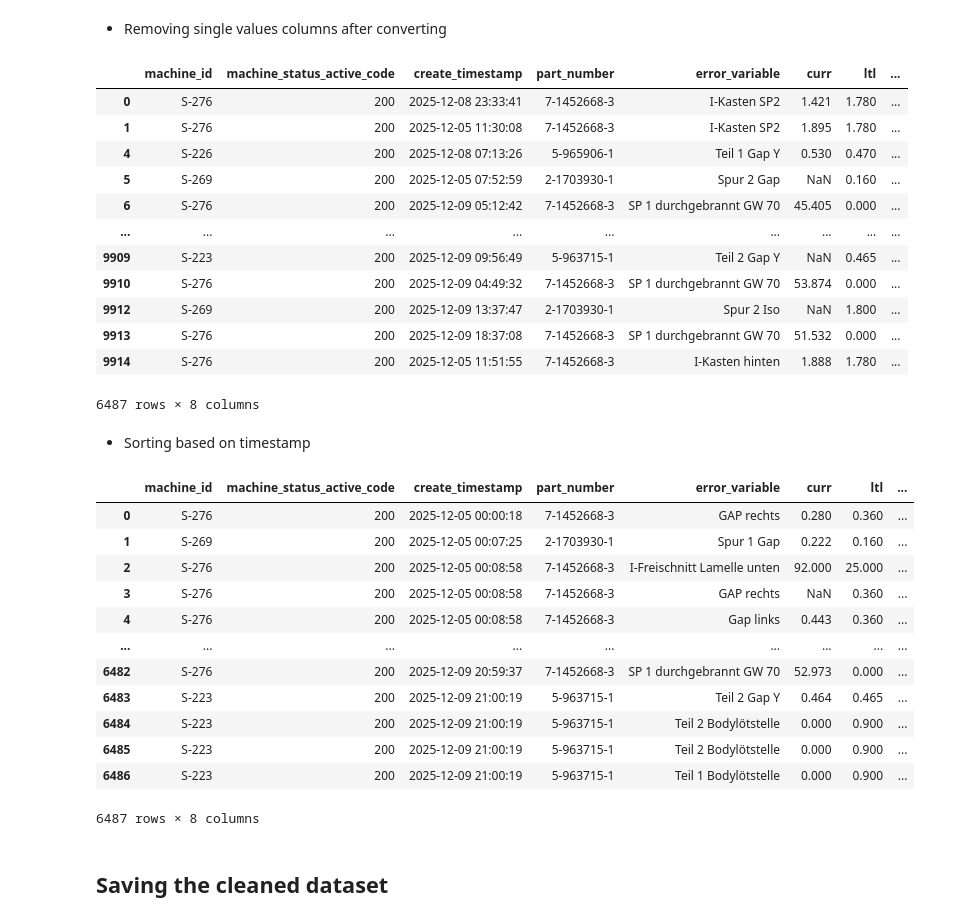
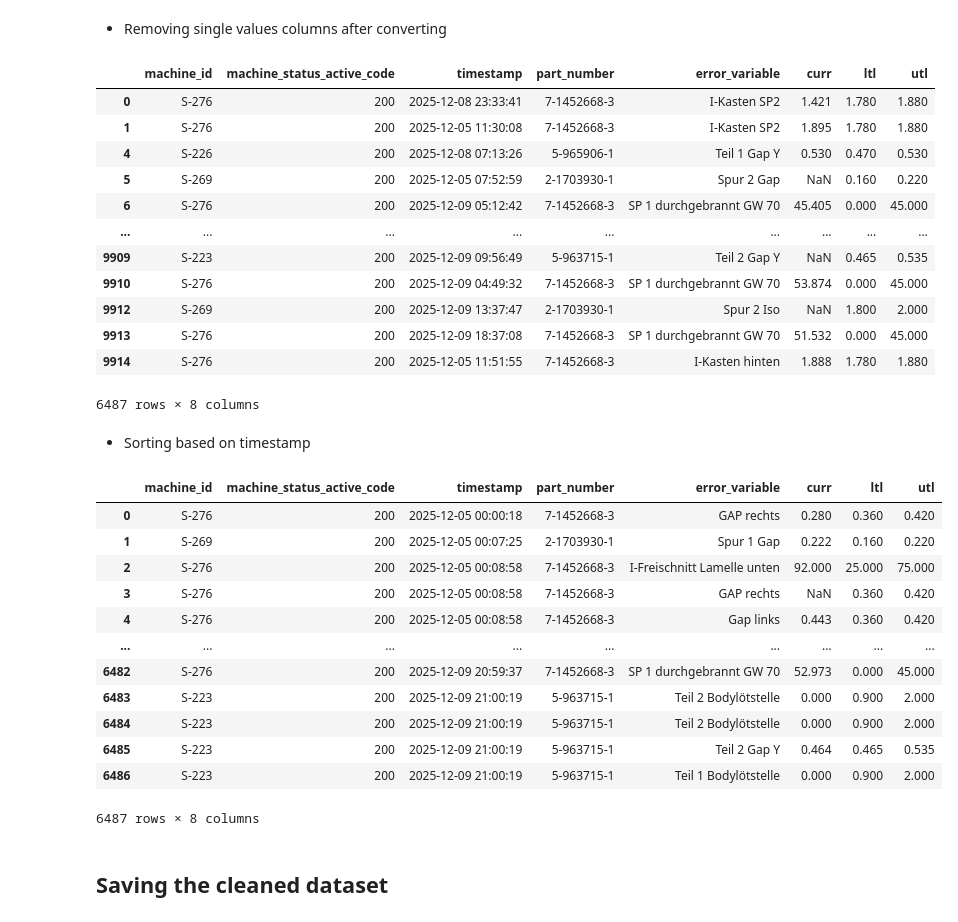
Before and after one commit to OmkarTanajiPatil/TEAICup, a Jupyter notebook: Pandas/3 Preprocessing D3/preprocessing_d3.ipynb, the cells around one changed output. Drawn from its saved outputs; the diff is of its cells as text; code cells hidden in the pictures.

```diff
--- a/Pandas/3 Preprocessing D3/preprocessing_d3.ipynb
+++ b/Pandas/3 Preprocessing D3/preprocessing_d3.ipynb
@@ -37,5 +37,6 @@ for i in d3.columns:
     if len(lt) > 2:
         new_name = "_".join(lt[2:])
         d3.rename(columns={i: new_name}, inplace=True)
+d3.rename(columns={"create_timestamp": "timestamp"}, inplace=True)
 d3
 # %% [output]
@@ -56,7 +57,7 @@ d3
 ### Converting string time to actual timestamp
 # %%
 # Convert to datetime
-d3["create_timestamp"] = pd.to_datetime(d3["create_timestamp"])
+d3["timestamp"] = pd.to_datetime(d3["timestamp"])
 # %% [markdown]
 ### Splitting Kamera and Bruderer and selecting Kamera
 # %%
@@ -200,38 +201,38 @@ for i in columns_to_remove:
         kamera_d3.drop(columns=[i], inplace=True)
 kamera_d3
 # %% [output]
-|  | machine_id | machine_status_active_code | create_timestamp | part_number | error_variable | curr | ltl | ... |
-| 0 | S-276 | 200 | 2025-12-08 23:33:41 | 7-1452668-3 | I-Kasten SP2 | 1.421 | 1.780 | ... |
-| 1 | S-276 | 200 | 2025-12-05 11:30:08 | 7-1452668-3 | I-Kasten SP2 | 1.895 | 1.780 | ... |
-| 4 | S-226 | 200 | 2025-12-08 07:13:26 | 5-965906-1 | Teil 1 Gap Y | 0.530 | 0.470 | ... |
-| 5 | S-269 | 200 | 2025-12-05 07:52:59 | 2-1703930-1 | Spur 2 Gap | NaN | 0.160 | ... |
-| 6 | S-276 | 200 | 2025-12-09 05:12:42 | 7-1452668-3 | SP 1 durchgebrannt GW 70 | 45.405 | 0.000 | ... |
+|  | machine_id | machine_status_active_code | timestamp | part_number | error_variable | curr | ltl | utl |
+| 0 | S-276 | 200 | 2025-12-08 23:33:41 | 7-1452668-3 | I-Kasten SP2 | 1.421 | 1.780 | 1.880 |
+| 1 | S-276 | 200 | 2025-12-05 11:30:08 | 7-1452668-3 | I-Kasten SP2 | 1.895 | 1.780 | 1.880 |
+| 4 | S-226 | 200 | 2025-12-08 07:13:26 | 5-965906-1 | Teil 1 Gap Y | 0.530 | 0.470 | 0.530 |
+| 5 | S-269 | 200 | 2025-12-05 07:52:59 | 2-1703930-1 | Spur 2 Gap | NaN | 0.160 | 0.220 |
+| 6 | S-276 | 200 | 2025-12-09 05:12:42 | 7-1452668-3 | SP 1 durchgebrannt GW 70 | 45.405 | 0.000 | 45.000 |
 | ... | ... | ... | ... | ... | ... | ... | ... | ... |
-| 9909 | S-223 | 200 | 2025-12-09 09:56:49 | 5-963715-1 | Teil 2 Gap Y | NaN | 0.465 | ... |
-| 9910 | S-276 | 200 | 2025-12-09 04:49:32 | 7-1452668-3 | SP 1 durchgebrannt GW 70 | 53.874 | 0.000 | ... |
-| 9912 | S-269 | 200 | 2025-12-09 13:37:47 | 2-1703930-1 | Spur 2 Iso | NaN | 1.800 | ... |
-| 9913 | S-276 | 200 | 2025-12-09 18:37:08 | 7-1452668-3 | SP 1 durchgebrannt GW 70 | 51.532 | 0.000 | ... |
-| 9914 | S-276 | 200 | 2025-12-05 11:51:55 | 7-1452668-3 | I-Kasten hinten | 1.888 | 1.780 | ... |
+| 9909 | S-223 | 200 | 2025-12-09 09:56:49 | 5-963715-1 | Teil 2 Gap Y | NaN | 0.465 | 0.535 |
+| 9910 | S-276 | 200 | 2025-12-09 04:49:32 | 7-1452668-3 | SP 1 durchgebrannt GW 70 | 53.874 | 0.000 | 45.000 |
+| 9912 | S-269 | 200 | 2025-12-09 13:37:47 | 2-1703930-1 | Spur 2 Iso | NaN | 1.800 | 2.000 |
+| 9913 | S-276 | 200 | 2025-12-09 18:37:08 | 7-1452668-3 | SP 1 durchgebrannt GW 70 | 51.532 | 0.000 | 45.000 |
+| 9914 | S-276 | 200 | 2025-12-05 11:51:55 | 7-1452668-3 | I-Kasten hinten | 1.888 | 1.780 | 1.880 |
 6487 rows × 8 columns
 # %% [markdown]
 - Sorting based on timestamp
 # %%
-kamera_d3.sort_values(by=["create_timestamp"] ,inplace=True)
+kamera_d3.sort_values(by=["timestamp"], inplace=True)
 kamera_d3.reset_index(inplace=True, drop=True)
 kamera_d3
 # %% [output]
-|  | machine_id | machine_status_active_code | create_timestamp | part_number | error_variable | curr | ltl | ... |
-| 0 | S-276 | 200 | 2025-12-05 00:00:18 | 7-1452668-3 | GAP rechts | 0.280 | 0.360 | ... |
-| 1 | S-269 | 200 | 2025-12-05 00:07:25 | 2-1703930-1 | Spur 1 Gap | 0.222 | 0.160 | ... |
-| 2 | S-276 | 200 | 2025-12-05 00:08:58 | 7-1452668-3 | I-Freischnitt Lamelle unten | 92.000 | 25.000 | ... |
-| 3 | S-276 | 200 | 2025-12-05 00:08:58 | 7-1452668-3 | GAP rechts | NaN | 0.360 | ... |
-| 4 | S-276 | 200 | 2025-12-05 00:08:58 | 7-1452668-3 | Gap links | 0.443 | 0.360 | ... |
+|  | machine_id | machine_status_active_code | timestamp | part_number | error_variable | curr | ltl | utl |
+| 0 | S-276 | 200 | 2025-12-05 00:00:18 | 7-1452668-3 | GAP rechts | 0.280 | 0.360 | 0.420 |
+| 1 | S-269 | 200 | 2025-12-05 00:07:25 | 2-1703930-1 | Spur 1 Gap | 0.222 | 0.160 | 0.220 |
+| 2 | S-276 | 200 | 2025-12-05 00:08:58 | 7-1452668-3 | I-Freischnitt Lamelle unten | 92.000 | 25.000 | 75.000 |
+| 3 | S-276 | 200 | 2025-12-05 00:08:58 | 7-1452668-3 | GAP rechts | NaN | 0.360 | 0.420 |
+| 4 | S-276 | 200 | 2025-12-05 00:08:58 | 7-1452668-3 | Gap links | 0.443 | 0.360 | 0.420 |
 | ... | ... | ... | ... | ... | ... | ... | ... | ... |
-| 6482 | S-276 | 200 | 2025-12-09 20:59:37 | 7-1452668-3 | SP 1 durchgebrannt GW 70 | 52.973 | 0.000 | ... |
-| 6483 | S-223 | 200 | 2025-12-09 21:00:19 | 5-963715-1 | Teil 2 Gap Y | 0.464 | 0.465 | ... |
-| 6484 | S-223 | 200 | 2025-12-09 21:00:19 | 5-963715-1 | Teil 2 Bodylötstelle | 0.000 | 0.900 | ... |
-| 6485 | S-223 | 200 | 2025-12-09 21:00:19 | 5-963715-1 | Teil 2 Bodylötstelle | 0.000 | 0.900 | ... |
-| 6486 | S-223 | 200 | 2025-12-09 21:00:19 | 5-963715-1 | Teil 1 Bodylötstelle | 0.000 | 0.900 | ... |
+| 6482 | S-276 | 200 | 2025-12-09 20:59:37 | 7-1452668-3 | SP 1 durchgebrannt GW 70 | 52.973 | 0.000 | 45.000 |
+| 6483 | S-223 | 200 | 2025-12-09 21:00:19 | 5-963715-1 | Teil 2 Bodylötstelle | 0.000 | 0.900 | 2.000 |
+| 6484 | S-223 | 200 | 2025-12-09 21:00:19 | 5-963715-1 | Teil 2 Bodylötstelle | 0.000 | 0.900 | 2.000 |
+| 6485 | S-223 | 200 | 2025-12-09 21:00:19 | 5-963715-1 | Teil 2 Gap Y | 0.464 | 0.465 | 0.535 |
+| 6486 | S-223 | 200 | 2025-12-09 21:00:19 | 5-963715-1 | Teil 1 Bodylötstelle | 0.000 | 0.900 | 2.000 |
 6487 rows × 8 columns
 # %% [markdown]
 ## Saving the cleaned dataset
```
Also changed, not shown: parts of 6 cells of this notebook, 2 other files.
